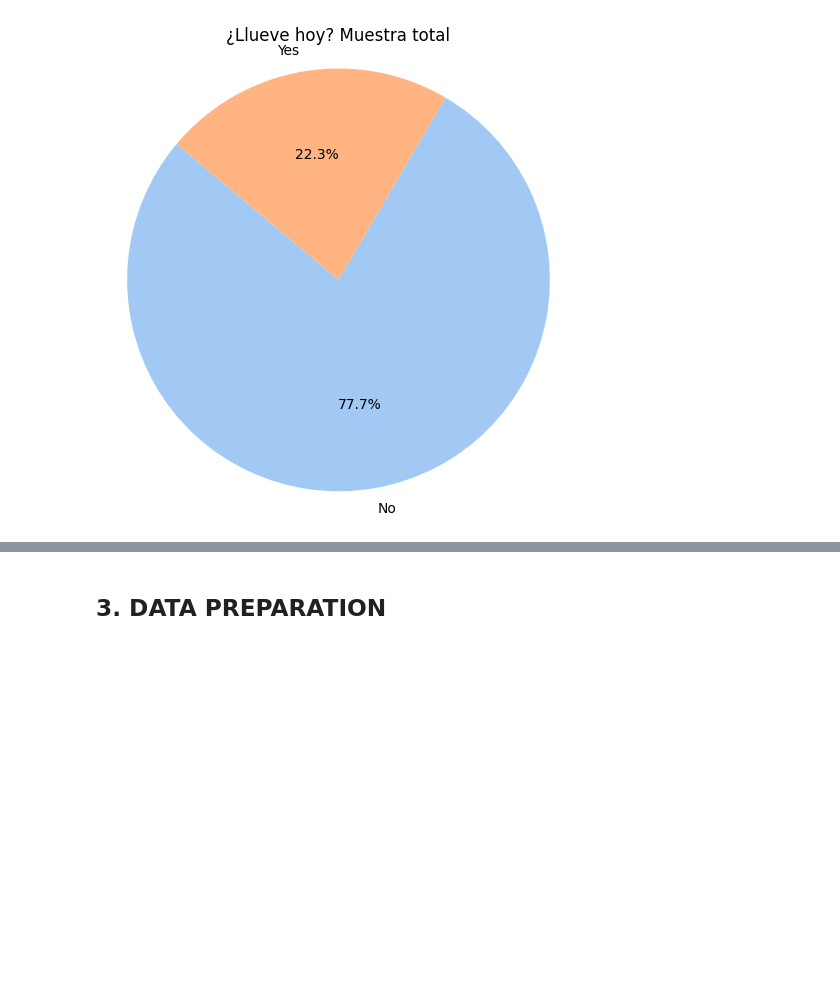
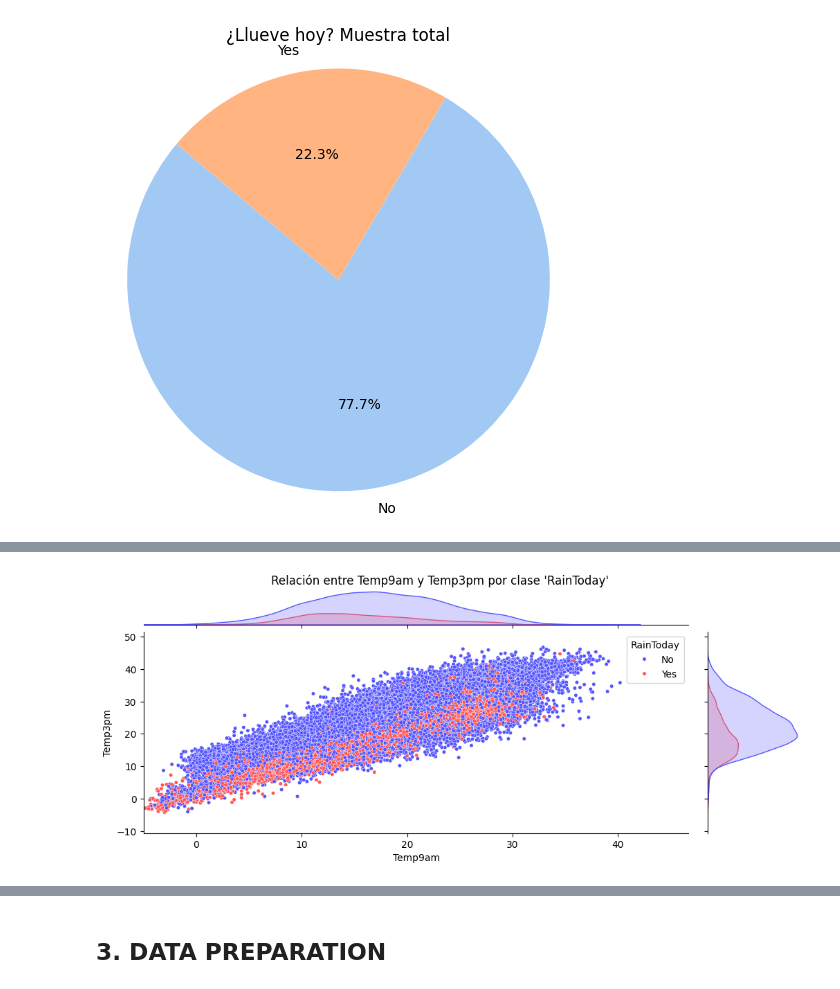
Before and after one commit to CristobalCabezas/datamining_duoc2024, a Jupyter notebook: ET/BIY7121_004V_ET_CristobalCabezas.ipynb, the cells around one changed output, grey strips where cells are left out. Cells and saved outputs as stored; diff of their text form; code cells hidden in the pictures; blank space fills up the shorter version.

```diff
--- a/ET/BIY7121_004V_ET_CristobalCabezas.ipynb
+++ b/ET/BIY7121_004V_ET_CristobalCabezas.ipynb
@@ -204,0 +225,14 @@ plt.show()
+# %%
+def generate_jointplot(df, x_col, y_col, hue_col, xlim=None, ylim=None):
+    grid = sns.jointplot(data=df, x=x_col, y=y_col, hue=hue_col,
+                         palette="seismic", s=15, xlim=xlim, ylim=ylim)
+    grid.fig.set_figwidth(11)
+    grid.fig.set_figheight(4)
+    grid.set_axis_labels(x_col, y_col)
+    title = f"Relación entre {x_col} y {y_col} por clase '{hue_col}'"
+    grid.fig.suptitle(title, y=1.03)
+    plt.show()
+# %%
+generate_jointplot(temperature_df, "Temp9am", "Temp3pm", "RainToday", xlim=(-5, max(temperature_df["Temp3pm"])))
+# %% [output]
+[figure, added]
```
Also changed, not shown: parts of 60 cells of this notebook.
